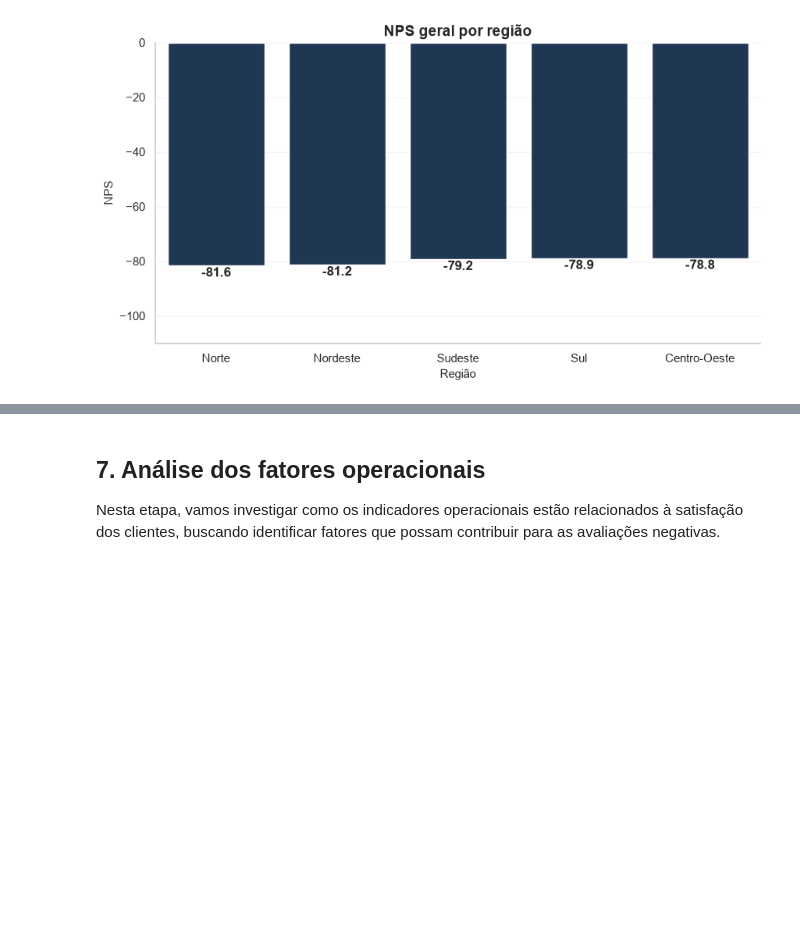
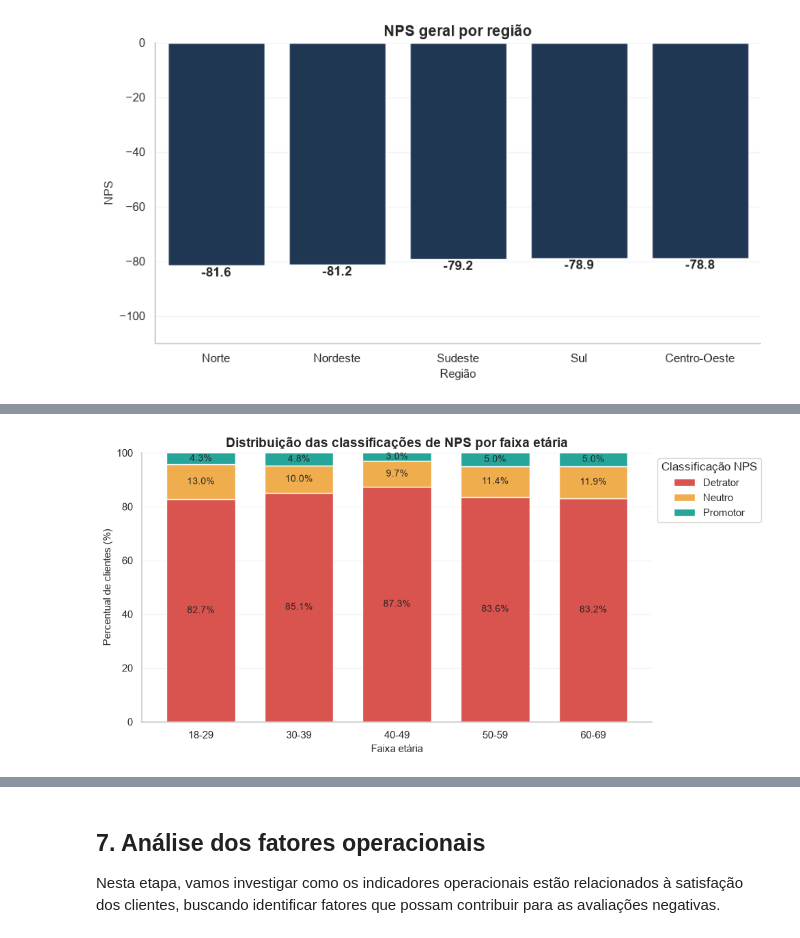
Before and after one commit to CelioRodrigues/analise-nps, a Jupyter notebook: notebooks/01_analise_exploratoria.ipynb, the cells around one changed output, grey strips where cells are left out. Drawn from its saved outputs; the diff is of its cells as text; code cells hidden in the pictures; blank space fills up the shorter version.

```diff
--- a/notebooks/01_analise_exploratoria.ipynb
+++ b/notebooks/01_analise_exploratoria.ipynb
@@ -532,0 +629,39 @@ Esses resultados mostram que a insatisfação está presente em todas as regiõe
+# %%
+# Percentual de cada classificação por faixa etária
+classificacao_idade = pd.crosstab(
+    dados["faixa_etaria"],
+    dados["nps_classificacao"],
+    normalize="index"
+) * 100
+
+classificacao_idade = classificacao_idade[["Detrator", "Neutro", "Promotor"]]
+
+# Gráfico de barras empilhadas
+ax = classificacao_idade.plot(
+    kind="bar",
+    stacked=True,
+    figsize=(10, 5),
+    color=["#D9534F", "#F0AD4E", "#26A69A"],
+    width=0.7
+)
+
+# Percentual de cada classificação
+for barras in ax.containers:
+    ax.bar_label(
+        barras,
+        fmt="%.1f%%",
+        label_type="center",
+        fontsize=10
+    )
+
+plt.title("Distribuição das classificações de NPS por faixa etária")
+plt.xlabel("Faixa etária")
+plt.ylabel("Percentual de clientes (%)")
+plt.ylim(0, 100)
+plt.xticks(rotation=0)
+plt.legend(title="Classificação NPS", bbox_to_anchor=(1, 1))
+
+plt.tight_layout()
+plt.show()
+# %% [output]
+[figure, added]
```
Also changed, not shown: parts of 48 cells of this notebook.
